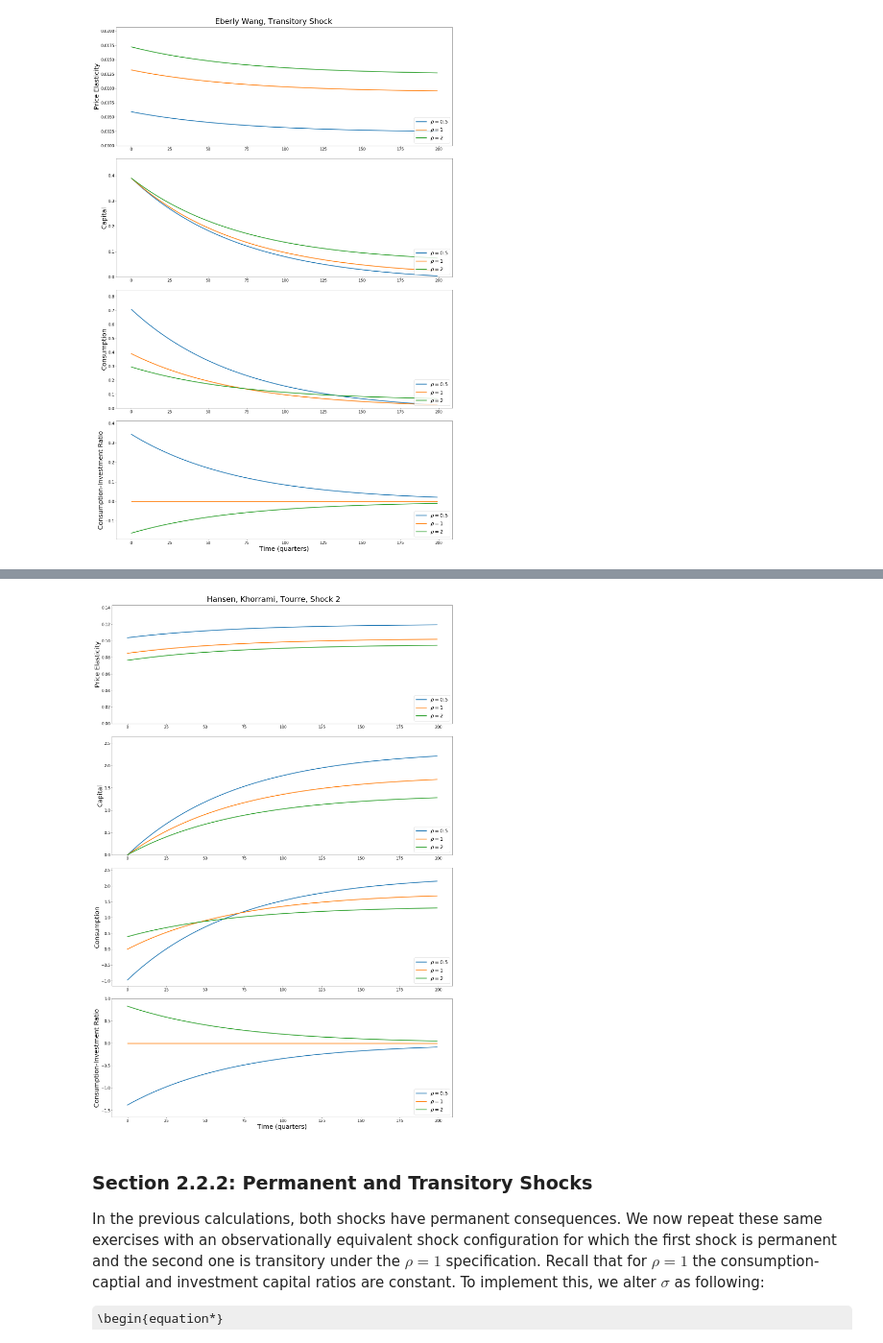
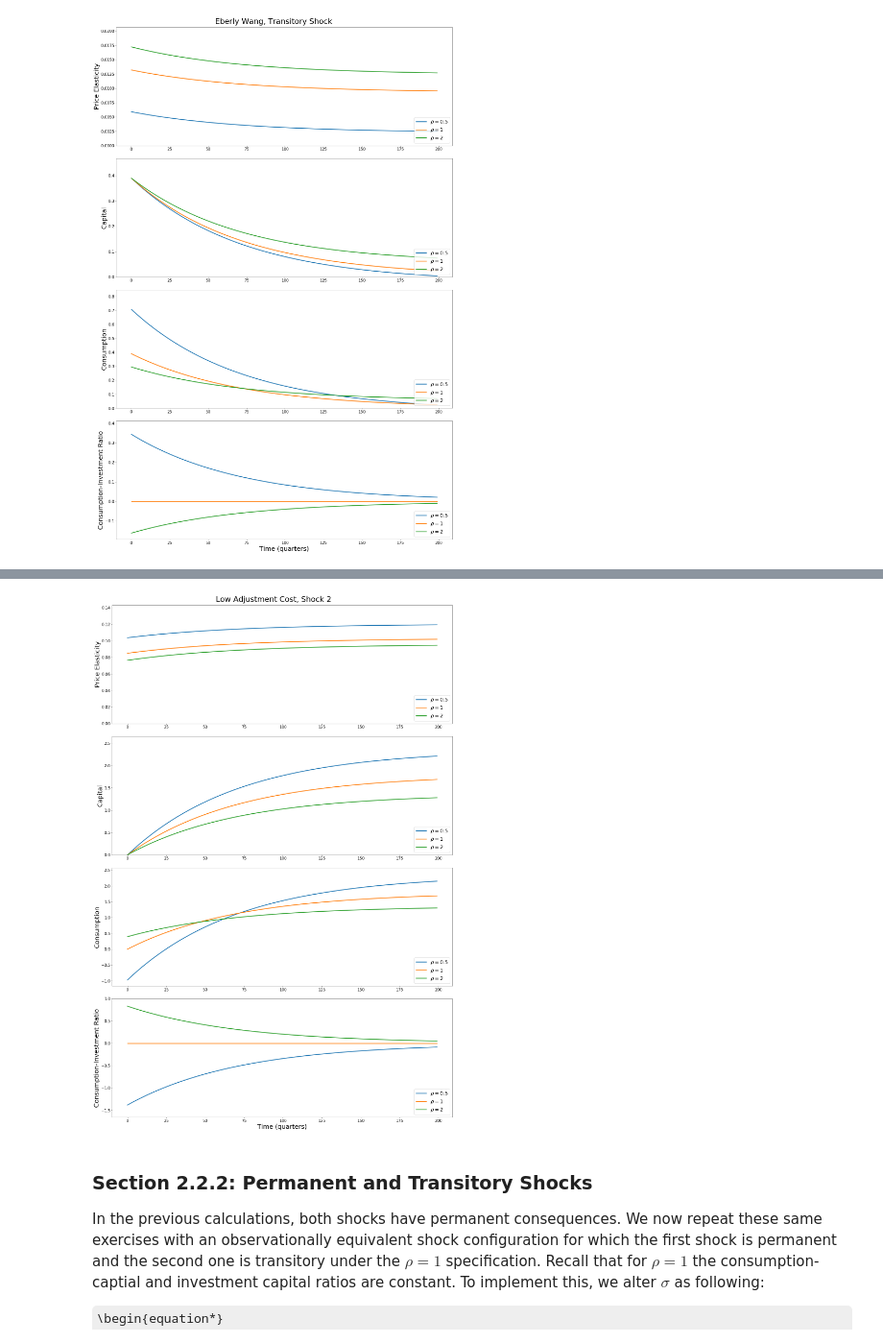
Before and after one commit to lphansen/TextbookCode, a Jupyter notebook: adjustment_cost.ipynb, the cells around one changed output, grey strips where cells are left out. Shown at 96% size. Cells and saved outputs as stored; diff of their text form; code cells hidden in the pictures; some formulas as TeX source.

```diff
--- a/adjustment_cost.ipynb
+++ b/adjustment_cost.ipynb
@@ -253,8 +253,8 @@ plot_impulse(ρs, γ, βz, T, shock = 1, empirical_method = 0.5,
 # %%
 plot_impulse(ρs, γ, βz, T, shock = 2, empirical_method = 0.5,
-             transform_shocks = False, title = "Hansen, Khorrami, Tourre, Shock 2")
+             transform_shocks = False, title = "Low Adjustment Cost, Shock 2")
 # %% [output]
-[figure, old version]
+[figure, new version]
 # %% [markdown]
 ### Section 2.2.2: Permanent and Transitory Shocks
 
```
Also changed, not shown: parts of 10 cells of this notebook, 1 other file.
